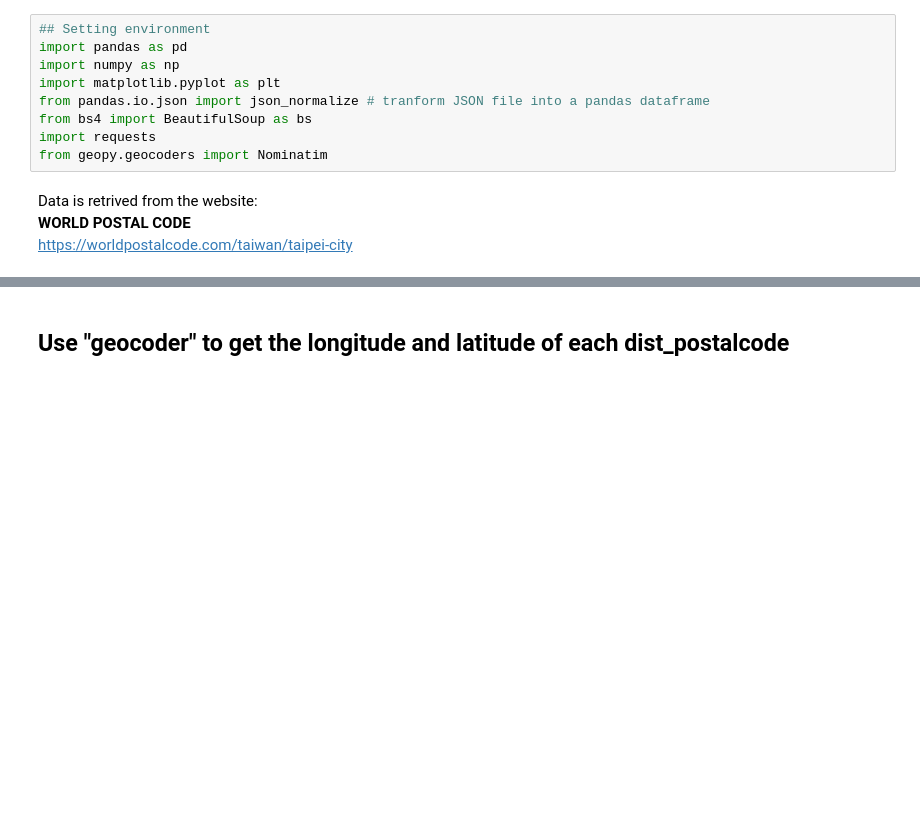
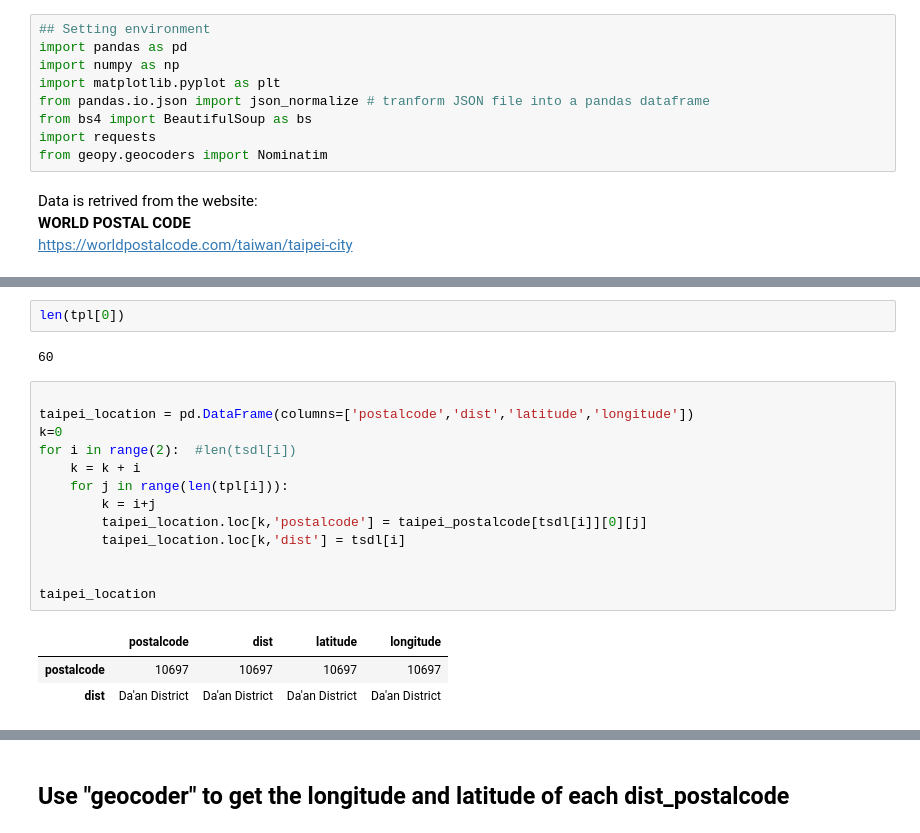
Before and after one commit to YuchiBai/Capsotne_project, a Jupyter notebook: capstone_project.ipynb, the cells around one changed output, grey strips where cells are left out. Drawn from its saved outputs; the diff is of its cells as text; blank space fills up the shorter version.

```diff
--- a/capstone_project.ipynb
+++ b/capstone_project.ipynb
@@ -77,3 +78,24 @@ taipei_postalcode
 # %% [output]
 |  | Beitou District | Da'an District | Datong District | Nangang District | Neihu District | Shilin District | ... |
 | 0 | [11201, 11202, 11217, 11218, 1121... | [10601, 10602, 10603, 10607, 1060... | [10341, 10342, 10343, 10344, 1034... | [11501, 11502, 11503, 11510, 1152... | [11444, 11445, 11446, 11447, 1144... | [11101, 11102, 11103, 11114, 1114... | ... |
+# %%
+len(tpl[0])
+# %% [output]
+60
+# %%
+
+taipei_location = pd.DataFrame(columns=['postalcode','dist','latitude','longitude'])
+k=0
+for i in range(2):  #len(tsdl[i])
+    k = k + i
+    for j in range(len(tpl[i])):
+        k = i+j
+        taipei_location.loc[k,'postalcode'] = taipei_postalcode[tsdl[i]][0][j]
+        taipei_location.loc[k,'dist'] = tsdl[i]
+
+
+taipei_location
+# %% [output]
+|  | postalcode | dist | latitude | longitude |
+| postalcode | 10697 | 10697 | 10697 | 10697 |
+| dist | Da'an District | Da'an District | Da'an District | Da'an District |
```
Also changed, not shown: parts of 19 cells of this notebook.
